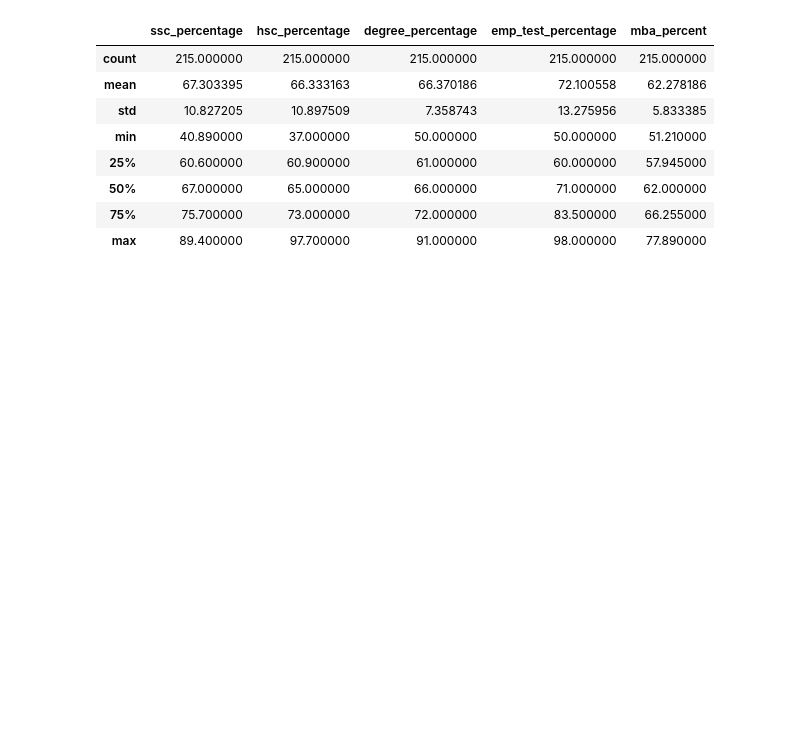
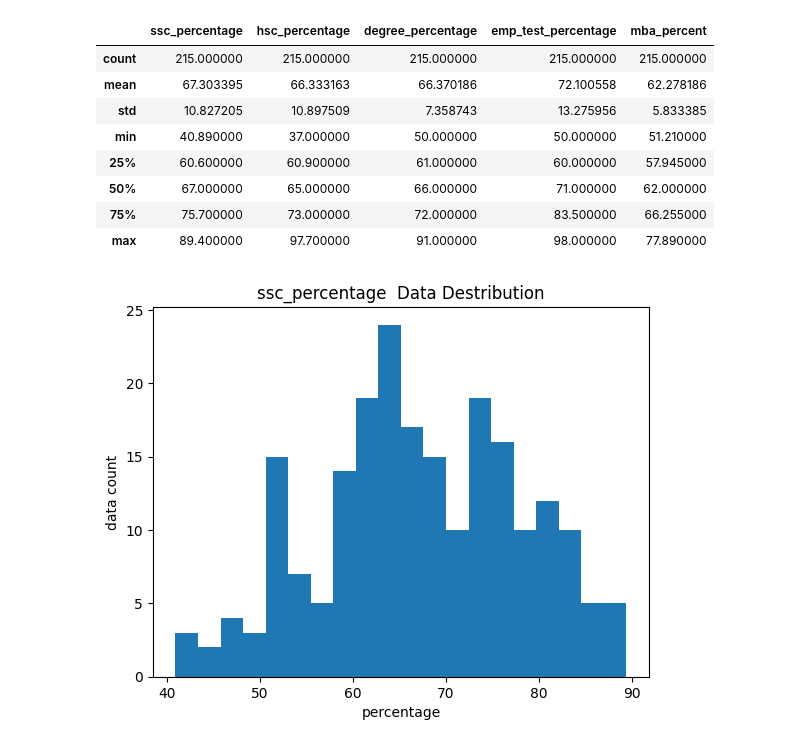
Before and after one commit to kumar291098/JobPlacementPrediction, a Jupyter notebook: JobPlacementPrediction.ipynb, the cells around one changed output. Saved outputs shown, nothing was run; the diff lists cells and outputs as text; code cells hidden in the pictures; blank space fills up the shorter version.

Commit message:
Exploratery data Analysis is completed

```diff
--- a/JobPlacementPrediction.ipynb
+++ b/JobPlacementPrediction.ipynb
@@ -80,0 +85,8 @@ df.describe()
+# %%
+plt.hist(df['ssc_percentage'], bins=20)
+plt.title("ssc_percentage  Data Destribution")
+plt.xlabel("percentage")
+plt.ylabel("data count")
+plt.show()
+# %% [output]
+[figure, added]
```
Also changed, not shown: parts of 7 cells of this notebook.
